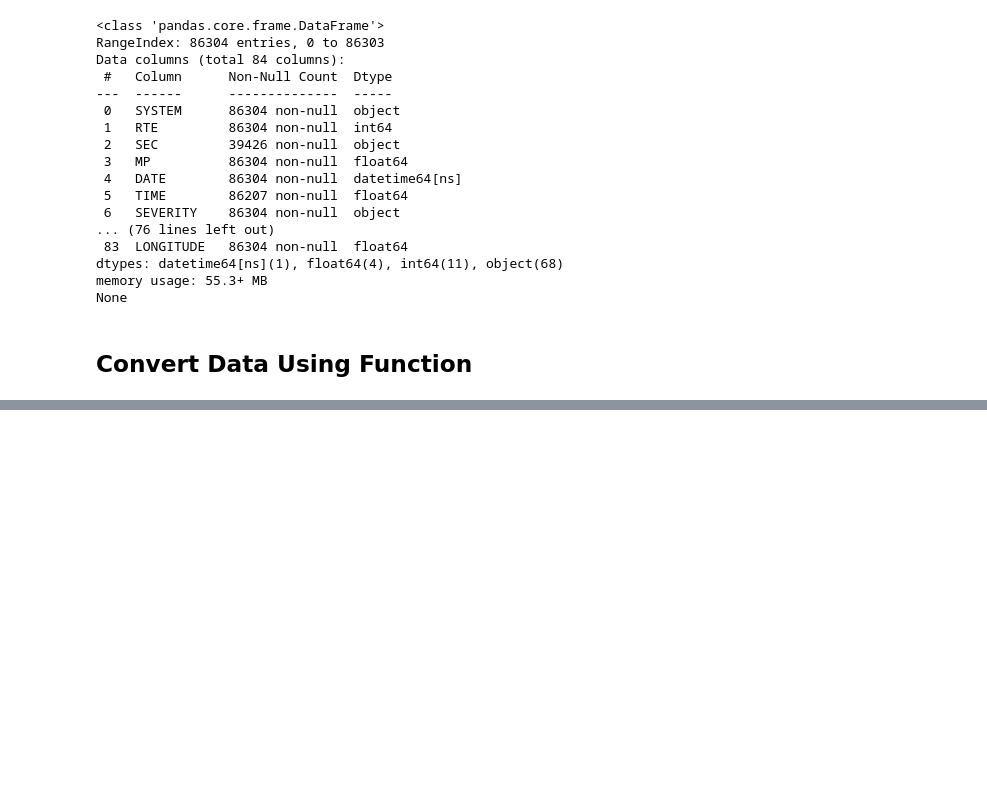
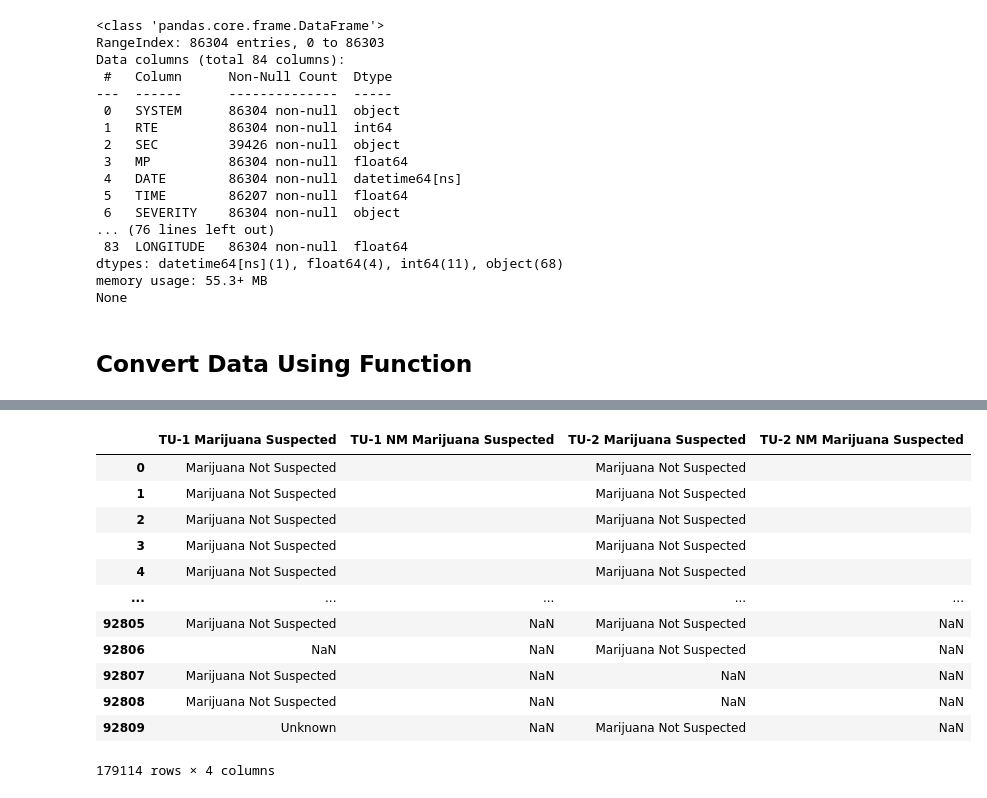
Before and after one commit to haley-northrup/beautiful_cos_data_analysis, a Jupyter notebook: sandbox/CDOT_convert_old_to_new_format_part2-CHECK.ipynb, the cells around one changed output, grey strips where cells are left out. Cells and saved outputs as stored; diff of their text form; code cells hidden in the pictures; blank space fills up the shorter version.

```diff
--- a/sandbox/CDOT_convert_old_to_new_format_part2-CHECK.ipynb
+++ b/sandbox/CDOT_convert_old_to_new_format_part2-CHECK.ipynb
@@ -150,0 +167,19 @@ None
+# %%
+combined_cdot_pdf[['TU-1  Marijuana Suspected',
+                   'TU-1 NM Marijuana Suspected ',
+                   'TU-2 Marijuana Suspected',
+                   'TU-2 NM Marijuana Suspected ']]
+# %% [output]
+|  | TU-1 Marijuana Suspected | TU-1 NM Marijuana Suspected | TU-2 Marijuana Suspected | TU-2 NM Marijuana Suspected |
+| 0 | Marijuana Not Suspected |  | Marijuana Not Suspected |  |
+| 1 | Marijuana Not Suspected |  | Marijuana Not Suspected |  |
+| 2 | Marijuana Not Suspected |  | Marijuana Not Suspected |  |
+| 3 | Marijuana Not Suspected |  | Marijuana Not Suspected |  |
+| 4 | Marijuana Not Suspected |  | Marijuana Not Suspected |  |
+| ... | ... | ... | ... | ... |
+| 92805 | Marijuana Not Suspected | NaN | Marijuana Not Suspected | NaN |
+| 92806 | NaN | NaN | Marijuana Not Suspected | NaN |
+| 92807 | Marijuana Not Suspected | NaN | NaN | NaN |
+| 92808 | Marijuana Not Suspected | NaN | NaN | NaN |
+| 92809 | Unknown | NaN | Marijuana Not Suspected | NaN |
+179114 rows × 4 columns
```
Also changed, not shown: parts of 11 cells of this notebook, 1 other file.
